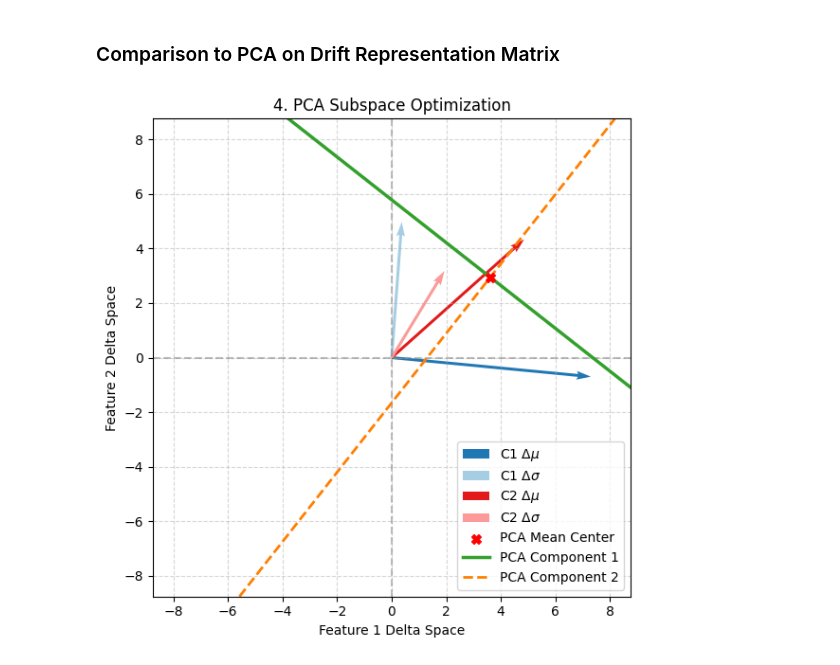
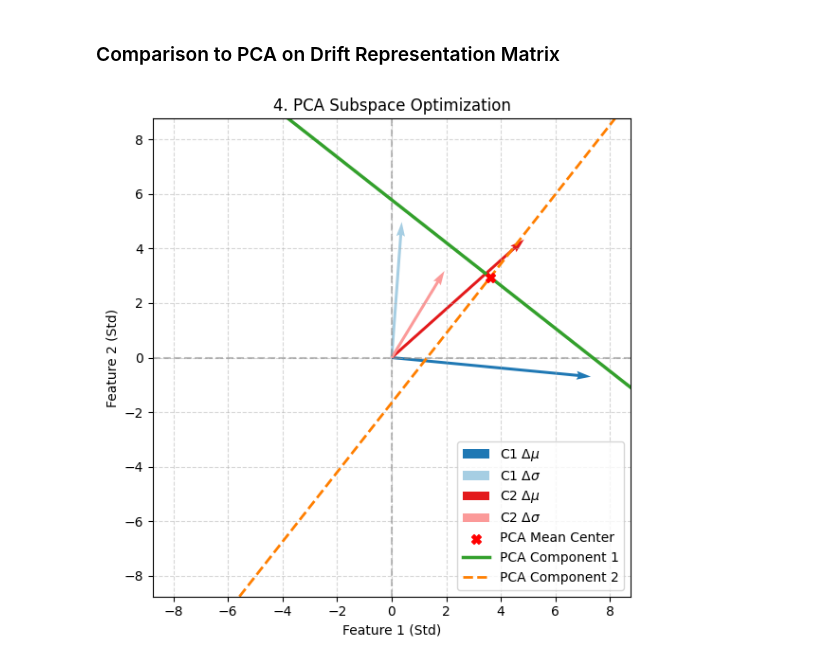
Before and after one commit to Gho-Ost/drift-PCA, a Jupyter notebook: notebooks/DriftPCA_Example.ipynb, the cells around one changed output. Cells and saved outputs as stored; diff of their text form; code cells hidden in the pictures.

```diff
--- a/notebooks/DriftPCA_Example.ipynb
+++ b/notebooks/DriftPCA_Example.ipynb
@@ -210,33 +215,34 @@ ax.axhline(0, color='gray', linestyle='--', alpha=0.5)
 ax.axvline(0, color='gray', linestyle='--', alpha=0.5)
 
 # Plot the drift vectors starting from the true origin (0,0)
 ax.quiver(0, 0, delta_mu_c1[0], delta_mu_c1[1], angles='xy', scale_units='xy', scale=1, color=c1_colors[1], width=0.006, label=r'C1 $\Delta\mu$')
 ax.quiver(0, 0, delta_sigma_c1[0], delta_sigma_c1[1], angles='xy', scale_units='xy', scale=1, color=c1_colors[0], width=0.006, label=r'C1 $\Delta\sigma$')
 ax.quiver(0, 0, delta_mu_c2[0], delta_mu_c2[1], angles='xy', scale_units='xy', scale=1, color=c2_colors[1], width=0.006, label=r'C2 $\Delta\mu$')
 ax.quiver(0, 0, delta_sigma_c2[0], delta_sigma_c2[1], angles='xy', scale_units='xy', scale=1, color=c2_colors[0], width=0.006, label=r'C2 $\Delta\sigma$')
 
 # plt.quiver(0, 0, D[0,0], D[0,1], angles='xy', scale_units='xy', scale=1, color=c1_colors[1], width=0.006)
 # plt.quiver(0, 0, D[1,0], D[1,1], angles='xy', scale_units='xy', scale=1, color=c2_colors[1], width=0.006)
 
 # Plot the vector tips
 ax.scatter(pca_center[0], pca_center[1], color='red', marker='X', s=50, zorder=4, label='PCA Mean Center')
 
 # Draw PCA axes passing through the PCA mean center instead of (0,0)
 ax.axline((pca_center[0], pca_center[1]), (pca_center[0] + V_pca[0, 0], pca_center[1] + V_pca[0, 1]), color='#33a02c', linewidth=2.5, label='PCA Component 1')
 ax.axline((pca_center[0], pca_center[1]), (pca_center[0] + V_pca[1, 0], pca_center[1] + V_pca[1, 1]), color='#ff7f00', linewidth=2.0, linestyle='--', label='PCA Component 2')
 
 ax.set_xlim(-max_val, max_val)
 ax.set_ylim(-max_val, max_val)
 
 ax.set_aspect('equal', adjustable='box')
 
 ax.set_title("4. PCA Subspace Optimization")
-ax.set_xlabel("Feature 1 Delta Space")
-ax.set_ylabel("Feature 2 Delta Space")
+ax.set_xlabel("Feature 1 (Std)")
+ax.set_ylabel("Feature 2 (Std)")
 ax.grid(True, linestyle="--", alpha=0.5)
 ax.legend()
 
 plt.tight_layout()
+plt.savefig("PCA Subspace Optimization.png", dpi=300, bbox_inches='tight')
 plt.show()
 # %% [output]
-[figure, old version]
+[figure, new version]
```
Also changed, not shown: parts of 5 cells of this notebook.
